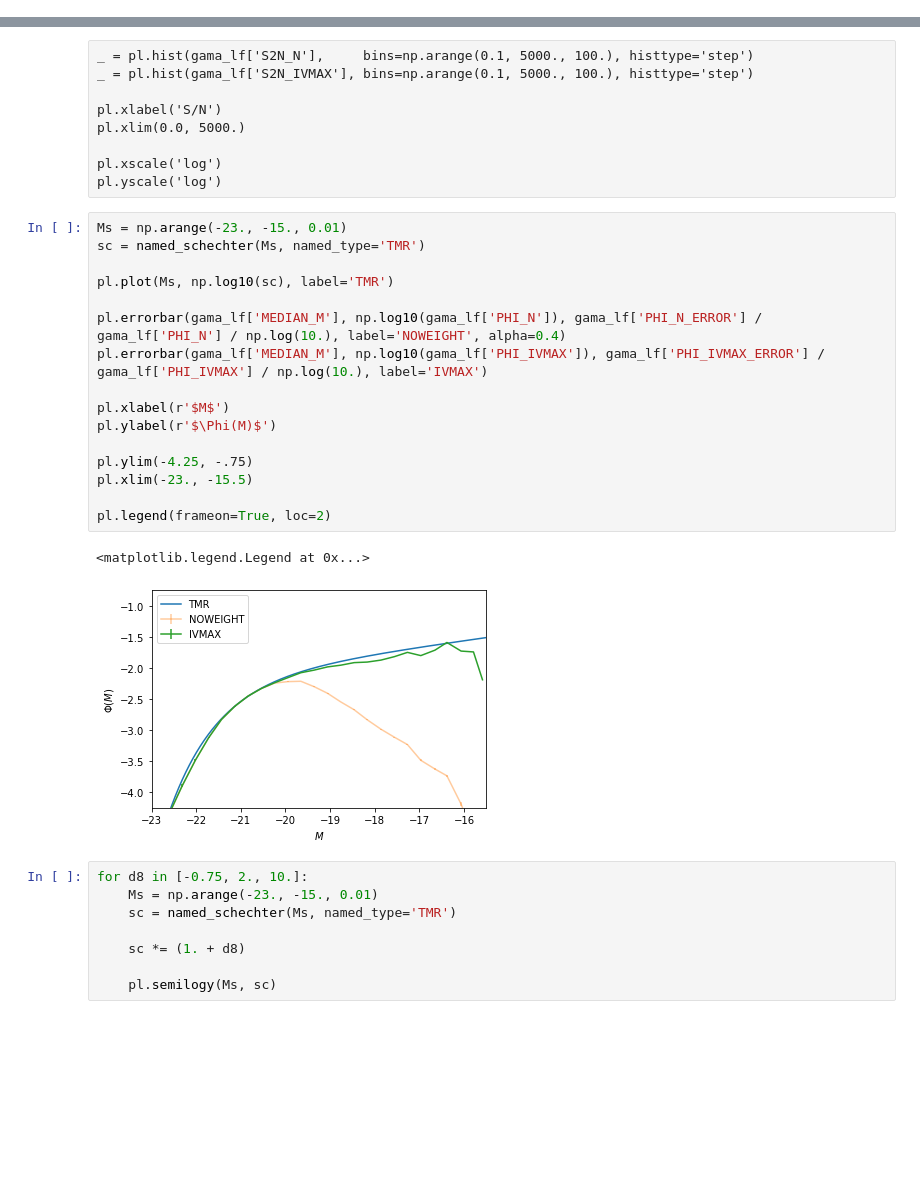
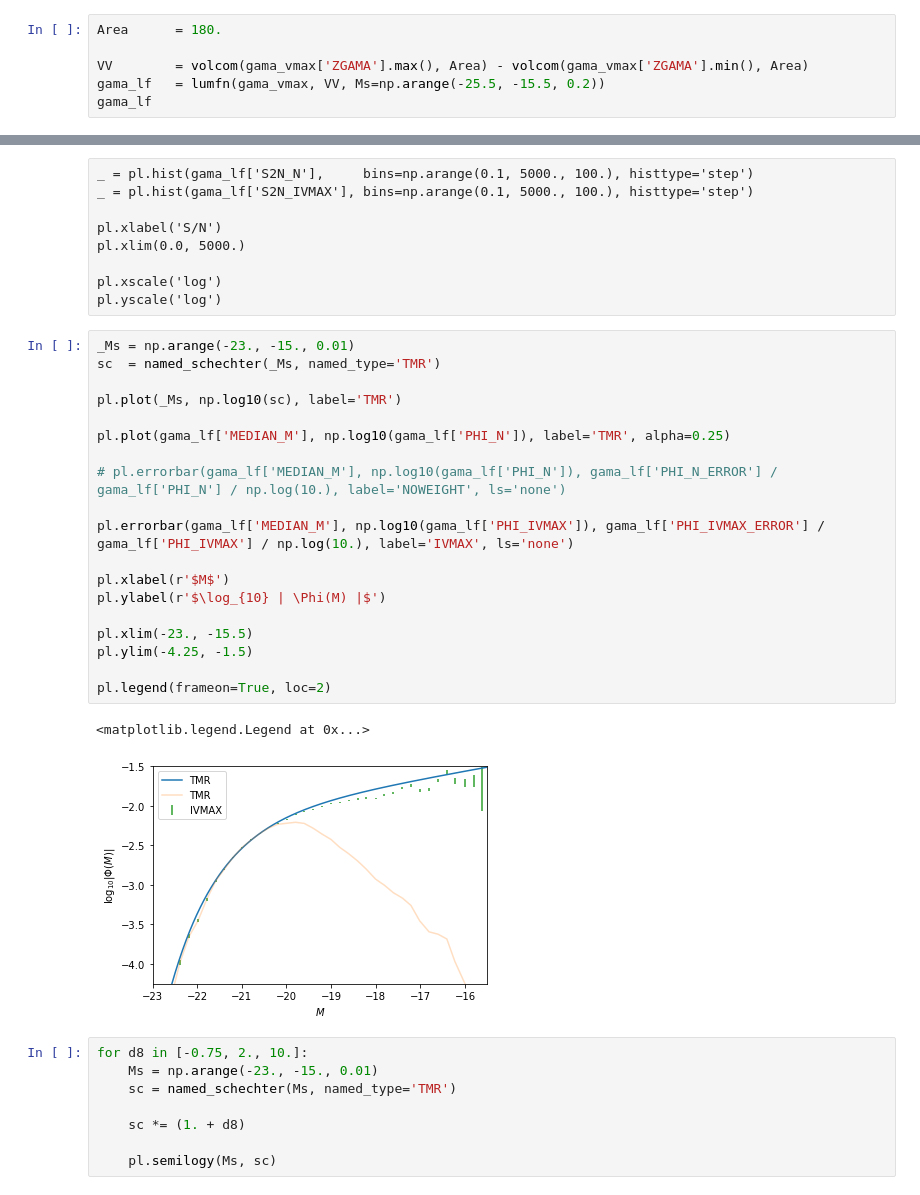
Before and after one commit to SgmAstro/DESI, a Jupyter notebook: docs/nb/schechter_fit.ipynb, the cells around one changed output, grey strips where cells are left out. Cells and saved outputs as stored; diff of their text form; blank space fills up the shorter version.

Commit message:
Correct LF errors - Condon 1988.

```diff
--- a/docs/nb/schechter_fit.ipynb
+++ b/docs/nb/schechter_fit.ipynb
@@ -63,0 +45,6 @@ Table length=28
+# %%
+Area      = 180.
+
+VV        = volcom(gama_vmax['ZGAMA'].max(), Area) - volcom(gama_vmax['ZGAMA'].min(), Area)
+gama_lf   = lumfn(gama_vmax, VV, Ms=np.arange(-25.5, -15.5, 0.2))
+gama_lf
@@ -71,24 +78,27 @@ pl.xlim(0.0, 5000.)
 pl.xscale('log')
 pl.yscale('log')
 # %%
-Ms = np.arange(-23., -15., 0.01)
-sc = named_schechter(Ms, named_type='TMR')
+_Ms = np.arange(-23., -15., 0.01)
+sc  = named_schechter(_Ms, named_type='TMR')
 
-pl.plot(Ms, np.log10(sc), label='TMR')
+pl.plot(_Ms, np.log10(sc), label='TMR')
 
-pl.errorbar(gama_lf['MEDIAN_M'], np.log10(gama_lf['PHI_N']), gama_lf['PHI_N_ERROR'] / gama_lf['PHI_N'] / np.log(10.), label='NOWEIGHT', alpha=0.4)
-pl.errorbar(gama_lf['MEDIAN_M'], np.log10(gama_lf['PHI_IVMAX']), gama_lf['PHI_IVMAX_ERROR'] / gama_lf['PHI_IVMAX'] / np.log(10.), label='IVMAX')
+pl.plot(gama_lf['MEDIAN_M'], np.log10(gama_lf['PHI_N']), label='TMR', alpha=0.25)
+
+# pl.errorbar(gama_lf['MEDIAN_M'], np.log10(gama_lf['PHI_N']), gama_lf['PHI_N_ERROR'] / gama_lf['PHI_N'] / np.log(10.), label='NOWEIGHT', ls='none')
+
+pl.errorbar(gama_lf['MEDIAN_M'], np.log10(gama_lf['PHI_IVMAX']), gama_lf['PHI_IVMAX_ERROR'] / gama_lf['PHI_IVMAX'] / np.log(10.), label='IVMAX', ls='none')
 
 pl.xlabel(r'$M$')
-pl.ylabel(r'$\Phi(M)$')
+pl.ylabel(r'$\log_{10} | \Phi(M) |$')
 
-pl.ylim(-4.25, -.75)
 pl.xlim(-23., -15.5)
+pl.ylim(-4.25, -1.5)
 
 pl.legend(frameon=True, loc=2)
 # %% [output]
 <matplotlib.legend.Legend at 0x...>
-[figure, old version]
+[figure, new version]
 # %%
 for d8 in [-0.75, 2., 10.]:
     Ms = np.arange(-23., -15., 0.01)
```
Also changed, not shown: parts of 6 cells of this notebook, 1 other file.
